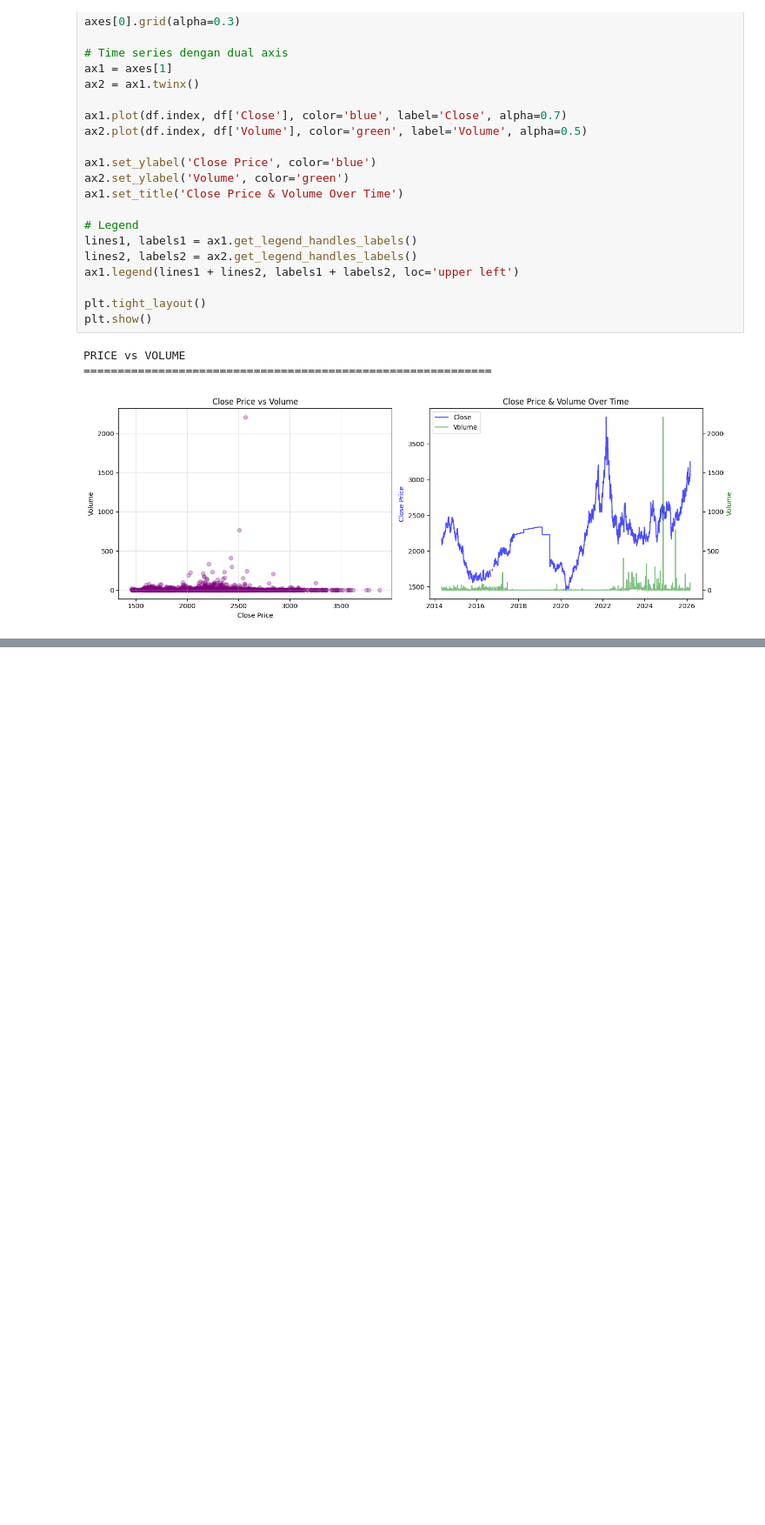
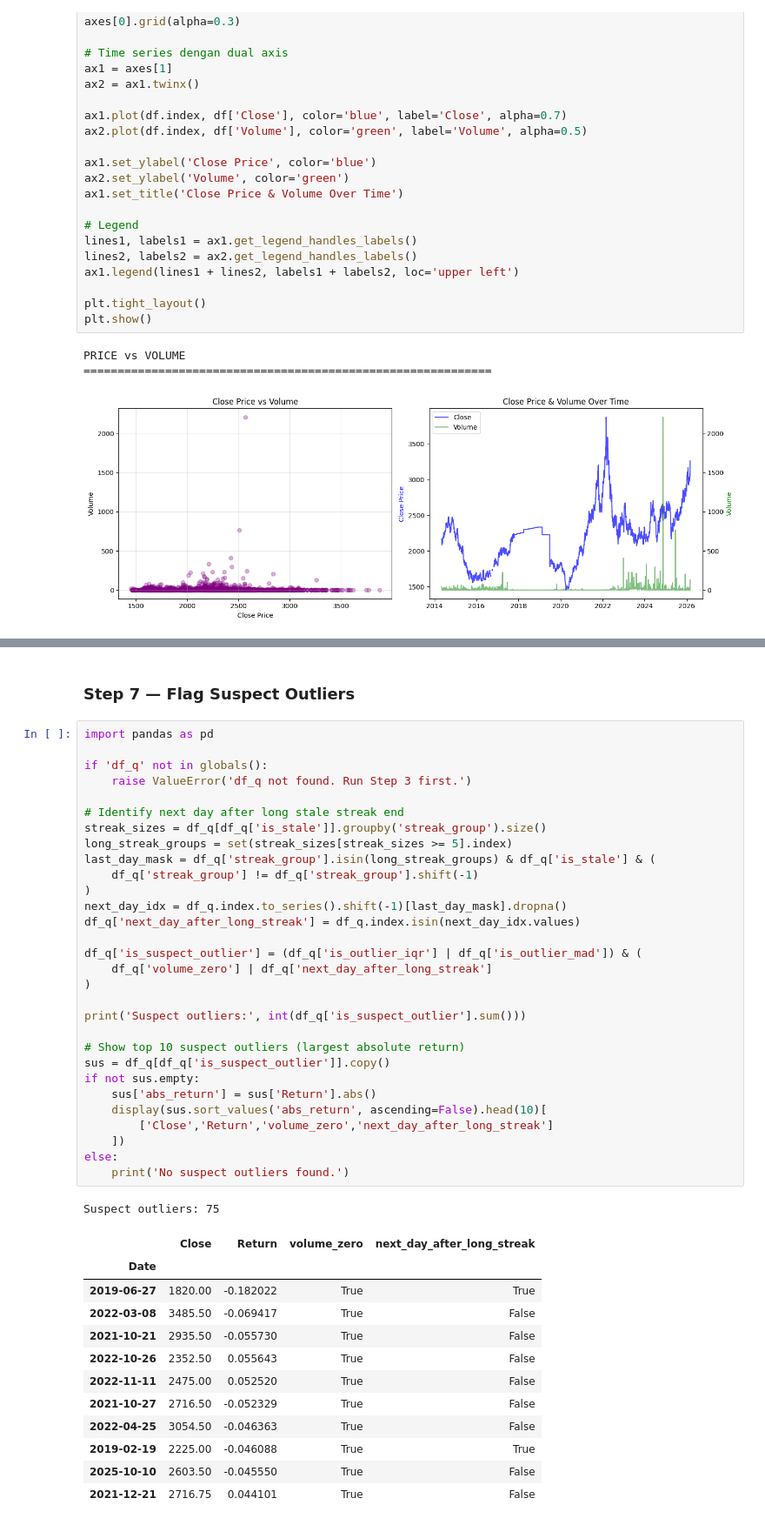
Before and after one commit to DonnyRZ/Alumunium-Price-Prediction, a Jupyter notebook: notebooks/EDA.ipynb, the cells around one changed output, grey strips where cells are left out. Shown at 87% size. Drawn from its saved outputs; the diff is of its cells as text; blank space fills up the shorter version.

```diff
--- a/notebooks/EDA.ipynb
+++ b/notebooks/EDA.ipynb
@@ -793,0 +1102,46 @@ PRICE vs VOLUME
+# %% [markdown]
+### Step 7 — Flag Suspect Outliers
+# %%
+import pandas as pd
+
+if 'df_q' not in globals():
+    raise ValueError('df_q not found. Run Step 3 first.')
+
+# Identify next day after long stale streak end
+streak_sizes = df_q[df_q['is_stale']].groupby('streak_group').size()
+long_streak_groups = set(streak_sizes[streak_sizes >= 5].index)
+last_day_mask = df_q['streak_group'].isin(long_streak_groups) & df_q['is_stale'] & (
+    df_q['streak_group'] != df_q['streak_group'].shift(-1)
+)
+next_day_idx = df_q.index.to_series().shift(-1)[last_day_mask].dropna()
+df_q['next_day_after_long_streak'] = df_q.index.isin(next_day_idx.values)
+
+df_q['is_suspect_outlier'] = (df_q['is_outlier_iqr'] | df_q['is_outlier_mad']) & (
+    df_q['volume_zero'] | df_q['next_day_after_long_streak']
+)
+
+print('Suspect outliers:', int(df_q['is_suspect_outlier'].sum()))
+
+# Show top 10 suspect outliers (largest absolute return)
+sus = df_q[df_q['is_suspect_outlier']].copy()
+if not sus.empty:
+    sus['abs_return'] = sus['Return'].abs()
+    display(sus.sort_values('abs_return', ascending=False).head(10)[
+        ['Close','Return','volume_zero','next_day_after_long_streak']
+    ])
+else:
+    print('No suspect outliers found.')
+# %% [output]
+Suspect outliers: 75
+|  | Close | Return | volume_zero | next_day_after_long_streak |
+| Date |  |  |  |  |
+| 2019-06-27 | 1820.00 | -0.182022 | True | True |
+| 2022-03-08 | 3485.50 | -0.069417 | True | False |
+| 2021-10-21 | 2935.50 | -0.055730 | True | False |
+| 2022-10-26 | 2352.50 | 0.055643 | True | False |
+| 2022-11-11 | 2475.00 | 0.052520 | True | False |
+| 2021-10-27 | 2716.50 | -0.052329 | True | False |
+| 2022-04-25 | 3054.50 | -0.046363 | True | False |
+| 2019-02-19 | 2225.00 | -0.046088 | True | True |
+| 2025-10-10 | 2603.50 | -0.045550 | True | False |
+| 2021-12-21 | 2716.75 | 0.044101 | True | False |
```
Also changed, not shown: parts of 18 cells of this notebook, 8 other files.
